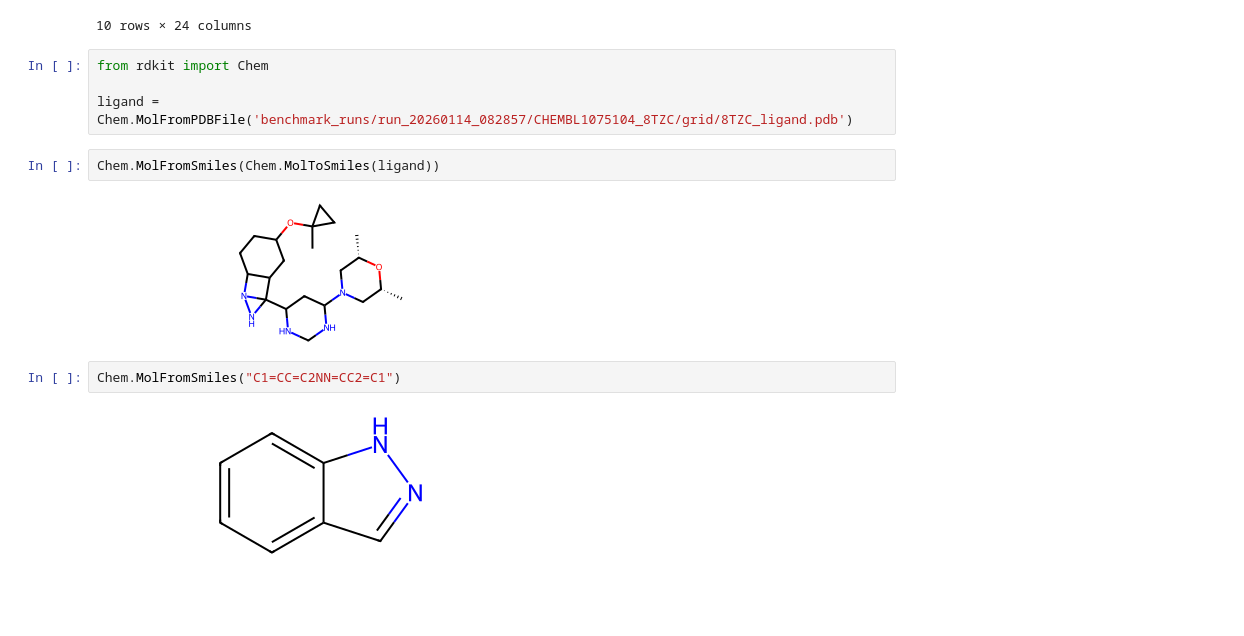
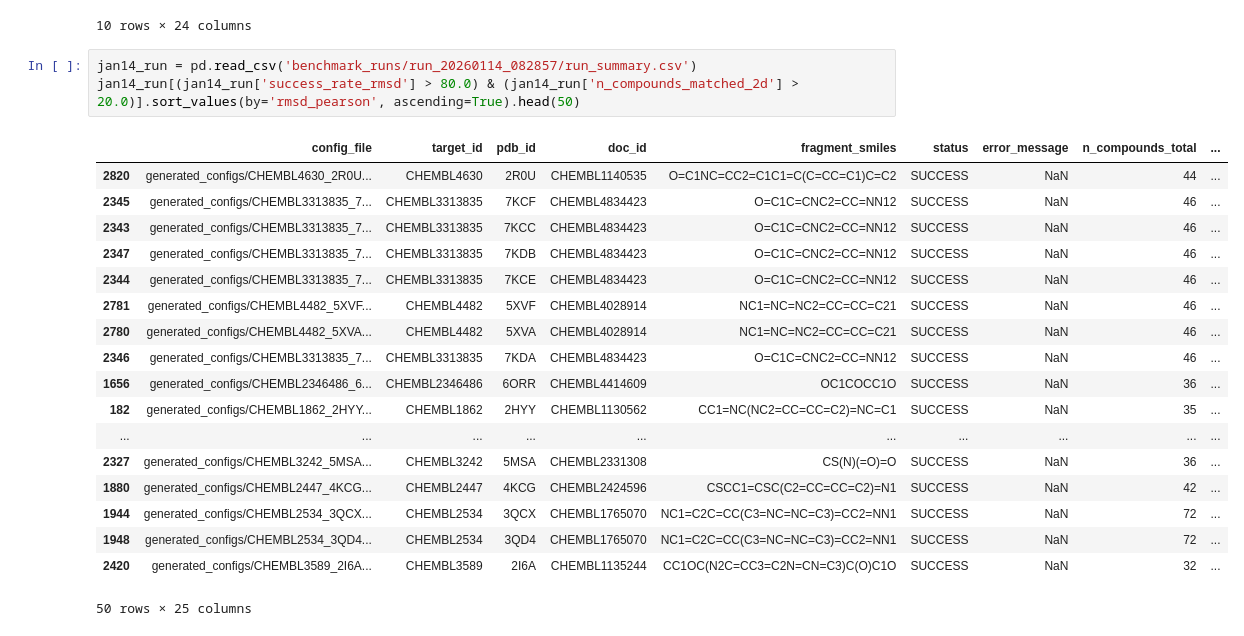
Before and after one commit to Popov-Lab-UNC/mockdock, a Jupyter notebook: chembl-download.ipynb, the cells around one changed output. Drawn from its saved outputs; the diff is of its cells as text; blank space fills up the shorter version.

```diff
--- a/chembl-download.ipynb
+++ b/chembl-download.ipynb
@@ -50,15 +50,25 @@ jan13_run.sort_values(by='rmsd_pearson', ascending=True).head(10)
 | 359 | generated_configs/CHEMBL2447_4Q1C... | CHEMBL2447 | 4Q1C | CHEMBL2424596 | NC1=CC(N)=NC(SCC2=CSC(C3=CC=CC=C3... | SUCCESS | NaN | 42 | ... |
 | 354 | generated_configs/CHEMBL2447_4KCG... | CHEMBL2447 | 4KCG | CHEMBL2424596 | NC1=CC(N)=NC(SCC2=CSC(C3=CC=CC=C3... | SUCCESS | NaN | 42 | ... |
 10 rows × 24 columns
-# %%
-from rdkit import Chem
-
-ligand = Chem.MolFromPDBFile('benchmark_runs/run_20260114_082857/CHEMBL1075104_8TZC/grid/8TZC_ligand.pdb')
-# %%
-Chem.MolFromSmiles(Chem.MolToSmiles(ligand))
-# %% [output]
-[figure, removed]
-# %%
-Chem.MolFromSmiles("C1=CC=C2NN=CC2=C1")
-# %% [output]
-[figure, removed]
+# %%
+jan14_run = pd.read_csv('benchmark_runs/run_20260114_082857/run_summary.csv')
+jan14_run[(jan14_run['success_rate_rmsd'] > 80.0) & (jan14_run['n_compounds_matched_2d'] > 20.0)].sort_values(by='rmsd_pearson', ascending=True).head(50)
+# %% [output]
+|  | config_file | target_id | pdb_id | doc_id | fragment_smiles | status | error_message | n_compounds_total | ... |
+| 2820 | generated_configs/CHEMBL4630_2R0U... | CHEMBL4630 | 2R0U | CHEMBL1140535 | O=C1NC=CC2=C1C1=C(C=CC=C1)C=C2 | SUCCESS | NaN | 44 | ... |
+| 2345 | generated_configs/CHEMBL3313835_7... | CHEMBL3313835 | 7KCF | CHEMBL4834423 | O=C1C=CNC2=CC=NN12 | SUCCESS | NaN | 46 | ... |
+| 2343 | generated_configs/CHEMBL3313835_7... | CHEMBL3313835 | 7KCC | CHEMBL4834423 | O=C1C=CNC2=CC=NN12 | SUCCESS | NaN | 46 | ... |
+| 2347 | generated_configs/CHEMBL3313835_7... | CHEMBL3313835 | 7KDB | CHEMBL4834423 | O=C1C=CNC2=CC=NN12 | SUCCESS | NaN | 46 | ... |
+| 2344 | generated_configs/CHEMBL3313835_7... | CHEMBL3313835 | 7KCE | CHEMBL4834423 | O=C1C=CNC2=CC=NN12 | SUCCESS | NaN | 46 | ... |
+| 2781 | generated_configs/CHEMBL4482_5XVF... | CHEMBL4482 | 5XVF | CHEMBL4028914 | NC1=NC=NC2=CC=CC=C21 | SUCCESS | NaN | 46 | ... |
+| 2780 | generated_configs/CHEMBL4482_5XVA... | CHEMBL4482 | 5XVA | CHEMBL4028914 | NC1=NC=NC2=CC=CC=C21 | SUCCESS | NaN | 46 | ... |
+| 2346 | generated_configs/CHEMBL3313835_7... | CHEMBL3313835 | 7KDA | CHEMBL4834423 | O=C1C=CNC2=CC=NN12 | SUCCESS | NaN | 46 | ... |
+| 1656 | generated_configs/CHEMBL2346486_6... | CHEMBL2346486 | 6ORR | CHEMBL4414609 | OC1COCC1O | SUCCESS | NaN | 36 | ... |
+| 182 | generated_configs/CHEMBL1862_2HYY... | CHEMBL1862 | 2HYY | CHEMBL1130562 | CC1=NC(NC2=CC=CC=C2)=NC=C1 | SUCCESS | NaN | 35 | ... |
+| ... | ... | ... | ... | ... | ... | ... | ... | ... | ... |
+| 2327 | generated_configs/CHEMBL3242_5MSA... | CHEMBL3242 | 5MSA | CHEMBL2331308 | CS(N)(=O)=O | SUCCESS | NaN | 36 | ... |
+| 1880 | generated_configs/CHEMBL2447_4KCG... | CHEMBL2447 | 4KCG | CHEMBL2424596 | CSCC1=CSC(C2=CC=CC=C2)=N1 | SUCCESS | NaN | 42 | ... |
+| 1944 | generated_configs/CHEMBL2534_3QCX... | CHEMBL2534 | 3QCX | CHEMBL1765070 | NC1=C2C=CC(C3=NC=NC=C3)=CC2=NN1 | SUCCESS | NaN | 72 | ... |
+| 1948 | generated_configs/CHEMBL2534_3QD4... | CHEMBL2534 | 3QD4 | CHEMBL1765070 | NC1=C2C=CC(C3=NC=NC=C3)=CC2=NN1 | SUCCESS | NaN | 72 | ... |
+| 2420 | generated_configs/CHEMBL3589_2I6A... | CHEMBL3589 | 2I6A | CHEMBL1135244 | CC1OC(N2C=CC3=C2N=CN=C3)C(O)C1O | SUCCESS | NaN | 32 | ... |
+50 rows × 25 columns
```
Also changed, not shown: parts of 2 cells of this notebook, 17 other files.
